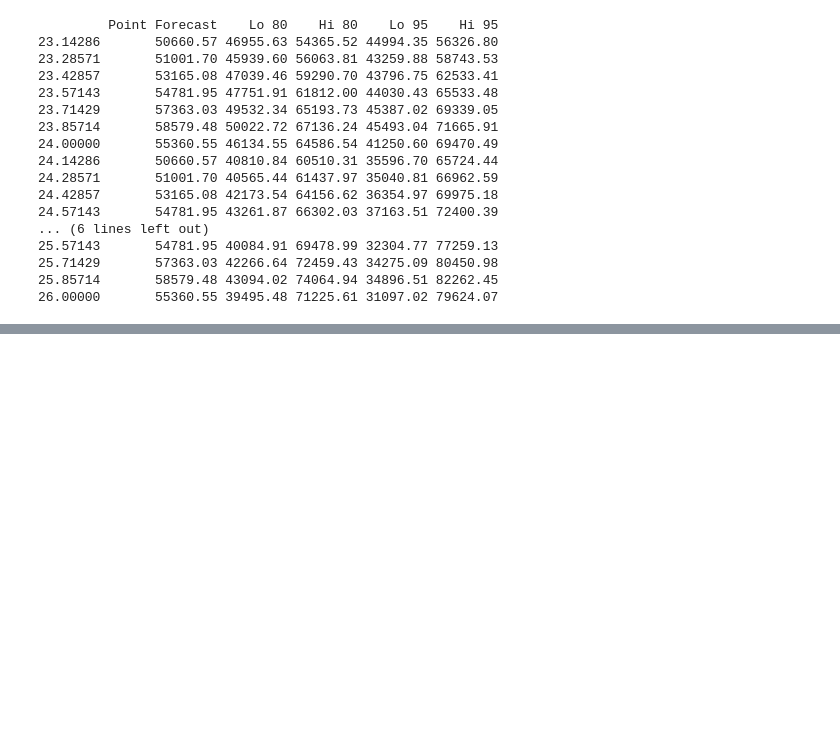
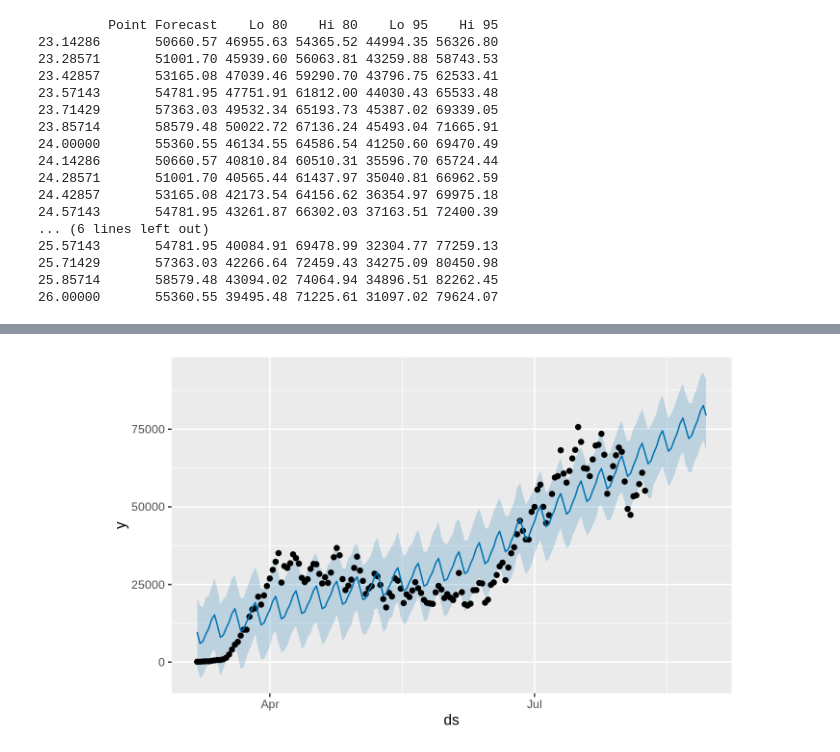
Before and after one commit to fastcyclist/TS_ETS, a Jupyter notebook: TimeSeries_ETS_Model_R.ipynb, the cells around one changed output, grey strips where cells are left out. Drawn from its saved outputs; the diff is of its cells as text; code cells hidden in the pictures; blank space fills up the shorter version.

Commit message:
More comments for ETS and Prophet initial

```diff
--- a/TimeSeries_ETS_Model_R.ipynb
+++ b/TimeSeries_ETS_Model_R.ipynb
@@ -328,0 +479,7 @@ fit %>% forecast(h=21)
+# %%
+# Select date and daily_new, and change their names to ds and y.
+# Prophet likes it that way. ¯\_(ツ)_/¯
+US_p = US[,c('date','daily_new')]
+names(US_p)[1] = 'ds'
+names(US_p)[2] = 'y'
+US_p
@@ -328,0 +506,2 @@ fit %>% forecast(h=21)
+# %%
+m <- prophet(US_p, weekly.seasonality=TRUE)
@@ -328,0 +512,3 @@ fit %>% forecast(h=21)
+# %%
+future <- make_future_dataframe(m, periods = 21)
+tail(future)
@@ -328,0 +525,3 @@ fit %>% forecast(h=21)
+# %%
+forecast <- predict(m, future)
+tail(forecast[c('ds', 'yhat', 'yhat_lower', 'yhat_upper')])
@@ -328,0 +538,4 @@ fit %>% forecast(h=21)
+# %%
+plot(m, forecast)
+# %% [output]
+[figure, added]
```
Also changed, not shown: parts of 14 cells of this notebook.
